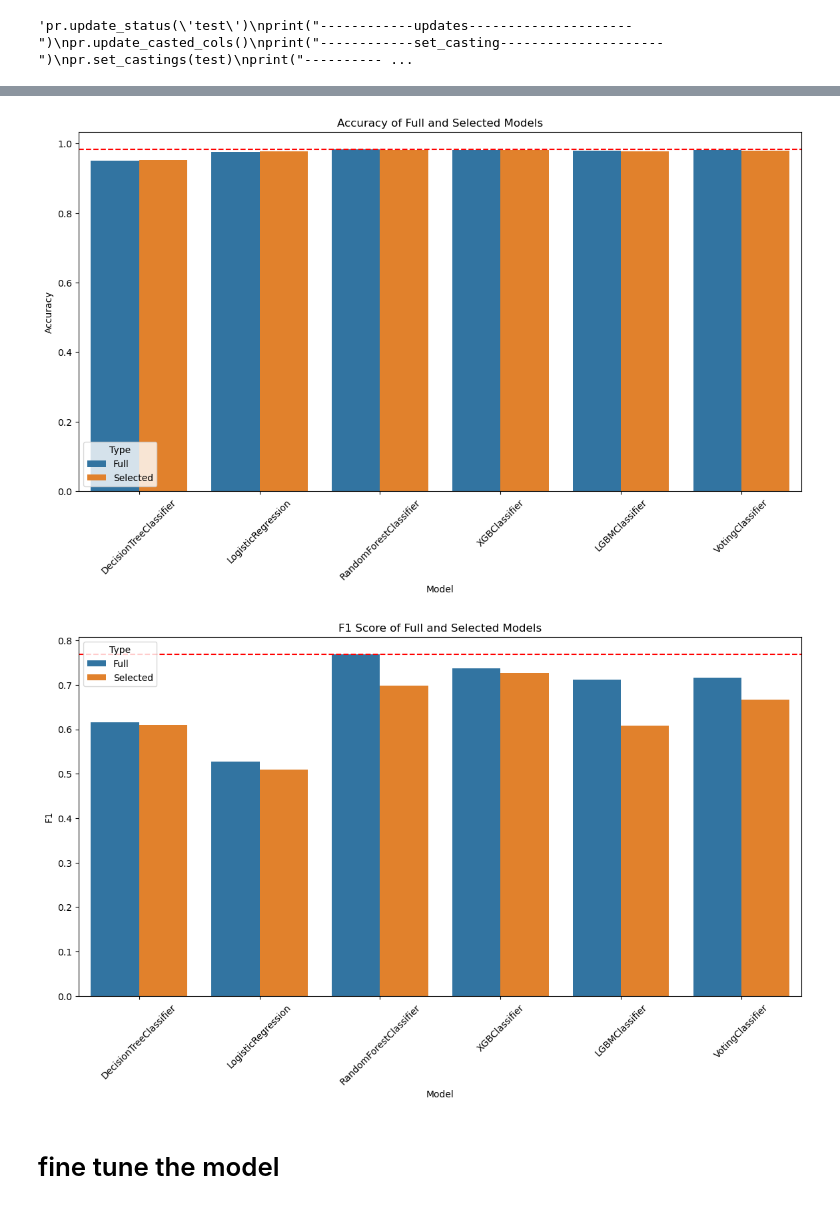
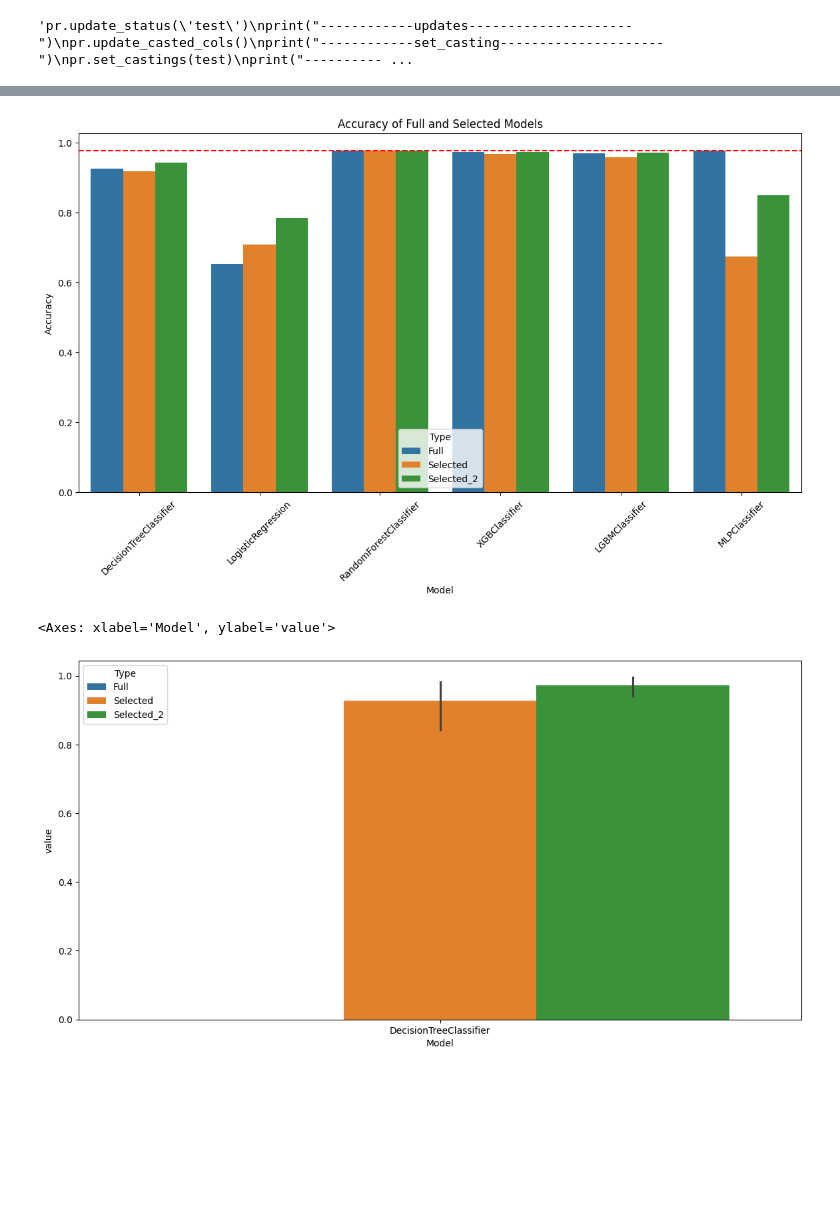
Before and after one commit to LeonardoDiCaterina/Machine_Learning_G19, a Jupyter notebook: Notebooks/y_2_classifier_.ipynb, the cells around one changed output, grey strips where cells are left out. Drawn from its saved outputs; the diff is of its cells as text; code cells hidden in the pictures; blank space fills up the shorter version.

```diff
--- a/Notebooks/y_2_classifier_.ipynb
+++ b/Notebooks/y_2_classifier_.ipynb
@@ -990,7 +1108,7 @@ plt.show()
 # %%
 # remove the columns with high correlation
 corr_matrix = corr.abs()
-upper = corr_matrix.where(np.triu(np.ones(corr_matrix.shape), k=1).astype(np.bool))
+upper = corr_matrix.where(np.triu(np.ones(corr_matrix.shape), k=1).astype(bool))
 to_drop = [column for column in upper.columns if any(upper[column] > 0.7)]
 # %%
 to_drop = [column for column in upper.columns if any(upper[column] > 0.8)]
@@ -1026,5 +1144,5 @@ sns.heatmap(entropy_corr_matrix, annot=False, cmap='coolwarm')
 # %%
-upper = entropy_corr_matrix.where(np.triu(np.ones(entropy_corr_matrix.shape), k=1).astype(np.bool))
+upper = entropy_corr_matrix.where(np.triu(np.ones(entropy_corr_matrix.shape), k=1).astype(bool))
 to_drop_2 = [column for column in upper.columns if any(upper[column] > -0.2)]
 to_drop_2
 # %% [output]
@@ -1335,7 +1543,6 @@ y_pred_selected_2 = LGBMClassifier_selected_2.predict(df_valid[selected_cols_2])
 accuracy_full  = accuracy_score(y_hot_valid[f'Claim Injury Type_{FEATURENUMBER}'], y_pred_full)
 accuracy_selected = accuracy_score(y_hot_valid[f'Claim Injury Type_{FEATURENUMBER}'], y_pred_selected)
 accuracy_selected_2 = accuracy_score(y_hot_valid[f'Claim Injury Type_{FEATURENUMBER}'], y_pred_selected_2)
-
 f1_full = f1_score(y_hot_valid[f'Claim Injury Type_{FEATURENUMBER}'], y_pred_full, average='macro')
 f1_selected = f1_score(y_hot_valid[f'Claim Injury Type_{FEATURENUMBER}'], y_pred_selected, average='macro')
 f1_selected_2 = f1_score(y_hot_valid[f'Claim Injury Type_{FEATURENUMBER}'], y_pred_selected_2, average='macro')
@@ -1344,9 +1551,17 @@ model_full.append(("LGBMClassifier",accuracy_full, f1_full))
 model_selected.append(("LGBMClassifier",accuracy_selected, f1_selected))
 model_selected_2.append(("LGBMClassifier",accuracy_selected_2, f1_selected_2))
 
-report_and_save(LGBMClassifier_1, 'LGBMClassifier_1', y_pred_full, y_hot_valid[f'Claim Injury Type_{FEATURENUMBER}'])
-report_and_save(LGBMClassifier_selected, 'LGBMClassifier_selected', y_pred_selected, y_hot_valid[f'Claim Injury Type_{FEATURENUMBER}'])
-report_and_save(LGBMClassifier_selected_2, 'LGBMClassifier_selected_2', y_pred_selected_2, y_hot_valid[f'Claim Injury Type_{FEATURENUMBER}'])
+cm_full = confusion_matrix(y_hot_valid[f'Claim Injury Type_{FEATURENUMBER}'], y_pred_full, normalize='true')
+cm_selected = confusion_matrix(y_hot_valid[f'Claim Injury Type_{FEATURENUMBER}'], y_pred_selected, normalize='true')
+cm_selected_2 = confusion_matrix(y_hot_valid[f'Claim Injury Type_{FEATURENUMBER}'], y_pred_selected_2, normalize='true')
+
+model_full_cmax.append(("DecisionTreeClassifier",cm_full.max()))
+model_selected_cmax.append(("DecisionTreeClassifier",cm_selected.max()))
+model_selected_2_cmax.append(("DecisionTreeClassifier",cm_selected_2.max()))
+
+report_and_save(LGBMClassifier_1, f'{FEATURENUMBER}LGBMClassifier_1', y_pred_full, y_hot_valid[f'Claim Injury Type_{FEATURENUMBER}'])
+report_and_save(LGBMClassifier_selected, f'{FEATURENUMBER}LGBMClassifier_selected', y_pred_selected, y_hot_valid[f'Claim Injury Type_{FEATURENUMBER}'])
+report_and_save(LGBMClassifier_selected_2, f'{FEATURENUMBER}LGBMClassifier_selected_2', y_pred_selected_2, y_hot_valid[f'Claim Injury Type_{FEATURENUMBER}'])
 # %% [output]
 [LightGBM] [Warning] Found whitespace in feature_names, replace with underlines
 [LightGBM] [Info] Number of positive: 9939, number of negative: 449281
@@ -1571,31 +1788,42 @@ plt.show()
 # %%
-import seaborn as sns
+# plotting the results
+model_full_df = pd.DataFrame(model_full, columns=['Model', 'Accuracy', 'F1_full'])
+model_selected_df = pd.DataFrame(model_selected, columns=['Model', 'Accuracy', 'F1_selected'])
+model_selected_2_df = pd.DataFrame(model_selected_2, columns=['Model', 'Accuracy', 'F1_selected_2'])
 
-import matplotlib.pyplot as plt
+model_full_df['Type'] = 'Full'
+model_selected_df['Type'] = 'Selected'
+model_selected_2_df['Type'] = 'Selected_2'
 
-# Combine the dataframes for full and selected models
-model_full['Type'] = 'Full'
-model_selected['Type'] = 'Selected'
-combined_df = pd.concat([model_full, model_selected])
+model_full_cmax_df = pd.DataFrame(model_full_cmax, columns=['Model', 'Cmaxl'])
+model_selected_cmax_df = pd.DataFrame(model_selected_cmax, columns=['Model', 'Cmax'])
+model_selected_2_cmax_df = pd.DataFrame(model_selected_2_cmax, columns=['Model', 'Cmax'])
+
+model_full_cmax_df['Type'] = 'Full'
+model_selected_cmax_df['Type'] = 'Selected'
+model_selected_2_cmax_df['Type'] = 'Selected_2'
+
+
+
+concatenated_df = pd.concat([model_full_df, model_selected_df, model_selected_2_df], axis=0)
+concatenated_cmax_df = pd.concat([model_full_cmax_df, model_selected_cmax_df, model_selected_2_cmax_df], axis=0)
 
 # Plot the accuracy
 plt.figure(figsize=(14, 7))
-sns.barplot(x='Model', y='Accuracy', hue='Type', data=combined_df)
+sns.barplot(x='Model', y='Accuracy', hue='Type', data=concatenated_df)
 plt.title('Accuracy of Full and Selected Models')
 # horizontal line at maximum accuracy
 plt.axhline(combined_df['Accuracy'].max(), color='red', linestyle='--')
 plt.xticks(rotation=45)
 plt.show()
 
-# Plot the F1 score
+# Melt the concatenated_cmax_df to have a single 'Cmax' column
+concatenated_cmax_df = concatenated_cmax_df.melt(id_vars=['Model', 'Type'], value_vars=['Cmax'])
+
+# Plot the Cmax
 plt.figure(figsize=(14, 7))
-sns.barplot(x='Model', y='F1', hue='Type', data=combined_df)
-plt.title('F1 Score of Full and Selected Models')
-plt.axhline(combined_df['F1'].max(), color='red', linestyle='--')
-plt.xticks(rotation=45)
-plt.show()
+sns.barplot(x='Model', y='value', hue='Type', data=concatenated_cmax_df)
 # %% [output]
-[figure, old version]
+[figure, new version]
+<Axes: xlabel='Model', ylabel='value'>
-[figure, old version]
+[figure, new version]
-# %% [markdown]
-# fine tune the model
```
Also changed, not shown: parts of 71 cells of this notebook, 8 other files.
